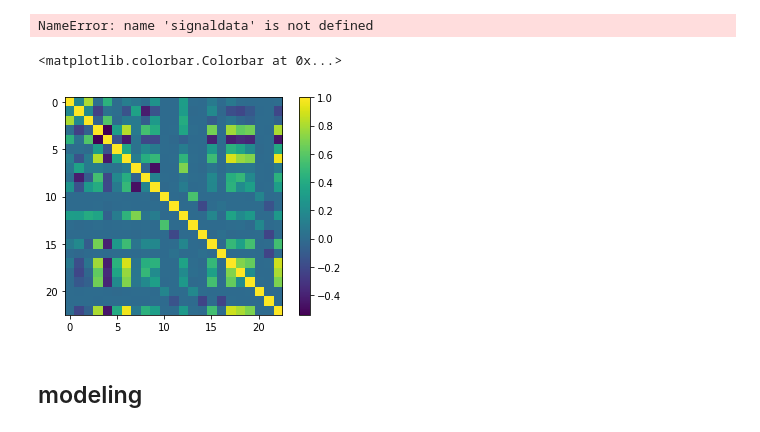
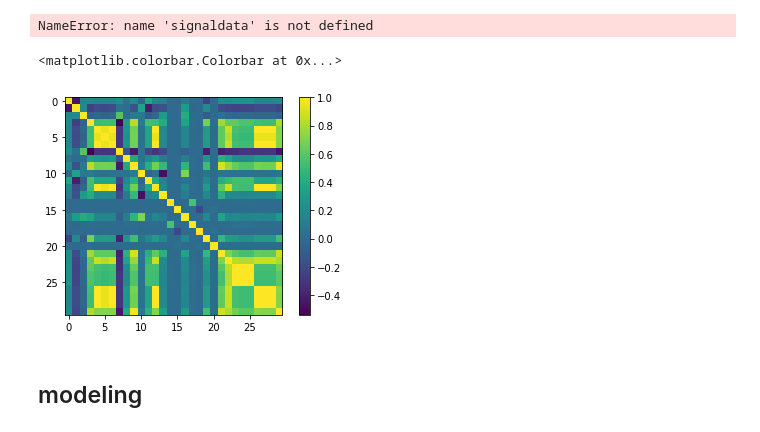
Before and after one commit to arthurbabey/AIAIaie, a Jupyter notebook: scripts/project1.ipynb, the cells around one changed output. Cells and saved outputs as stored; diff of their text form; code cells hidden in the pictures.

```diff
--- a/scripts/project1.ipynb
+++ b/scripts/project1.ipynb
@@ -106,12 +110,12 @@ for i in range(ZData.shape[1]):
 # %% [output]
 NameError: name 'signaldata' is not defined
 # %%
-cov = np.corrcoef(np.transpose(trainx))
+cov = np.corrcoef(np.transpose(tX))
 plt.imshow(cov)
 plt.colorbar()
 # %% [output]
 <matplotlib.colorbar.Colorbar at 0x...>
-[figure, old version]
+[figure, new version]
 # %% [markdown]
 ## modeling
 # %%
```
Also changed, not shown: parts of 4 cells of this notebook, 2 other files.
